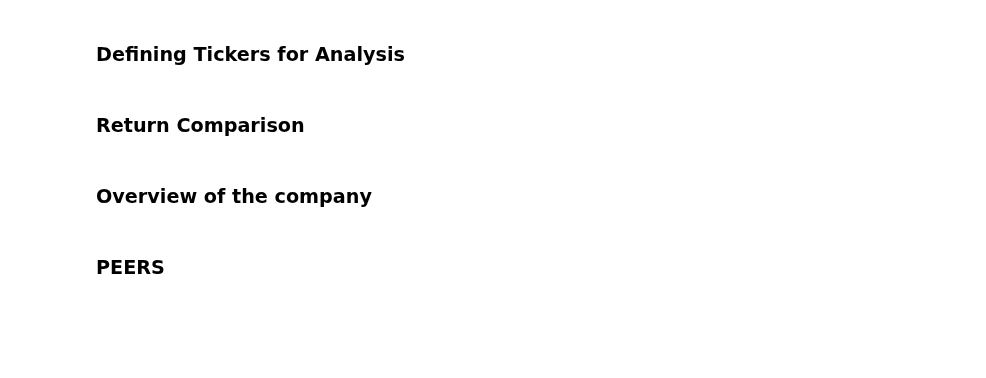
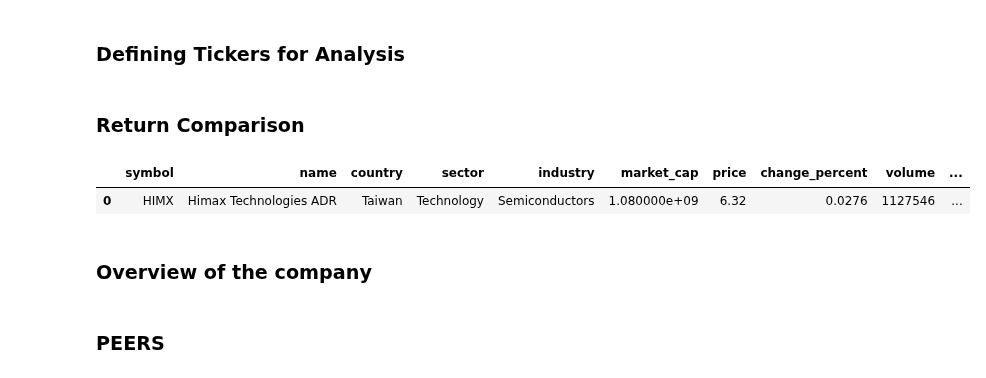
Before and after one commit to mmistroni/OpenBB_Experiments, a Jupyter notebook: OpenBBSamples.ipynb, the cells around one changed output. Drawn from its saved outputs; the diff is of its cells as text; code cells hidden in the pictures; blank space fills up the shorter version.

```diff
--- a/OpenBBSamples.ipynb
+++ b/OpenBBSamples.ipynb
@@ -54,4 +97,25 @@ INDUSTRY_TICKER = 'XME'
 startDate = date.today() - relativedelta(years=5)
 # %% [markdown]
 ### Return Comparison
+# %%
+desc_filters = {
+        'Market Cap.': '+Small (over $300mln)',
+        'Average Volume': 'Over 200K',
+        #'Relative Volume': 'Over 1',
+    }
+fund_filters = {
+    'Return on Equity': 'Positive (>0%)',
+    'InstitutionalOwnership': 'Under 60%',
+    'Current Ratio' :  'Over 1.5',
+    'Debt/Equity'   : 'Over 0.3'
+}
+
+desc_filters.update(fund_filters)
+
+obb.equity.screener(provider='finviz', industry='semiconductors',
+                    filters_dict=desc_filters
+                    )
+# %% [output]
+|  | symbol | name | country | sector | industry | market_cap | price | change_percent | volume | ... |
+| 0 | HIMX | Himax Technologies ADR | Taiwan | Technology | Semiconductors | 1.080000e+09 | 6.32 | 0.0276 | 1127546 | ... |
 # %%
```
Also changed, not shown: parts of 5 cells of this notebook.
